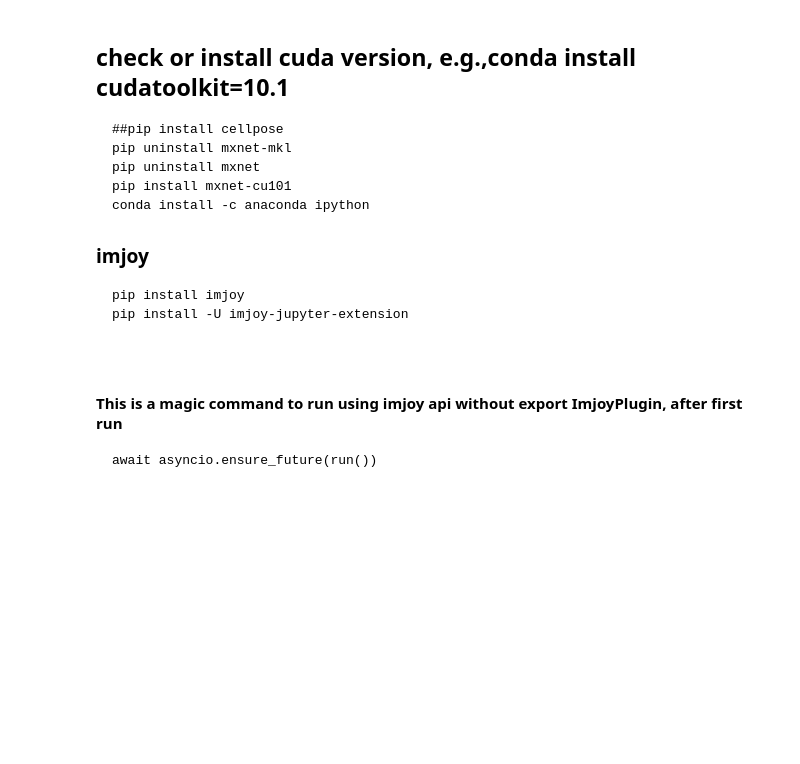
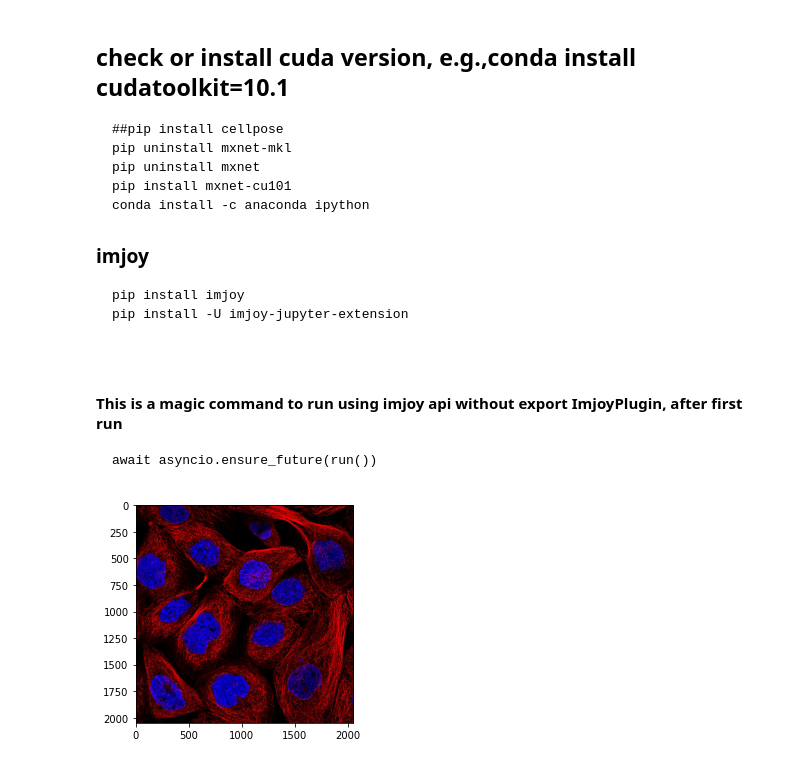
Before and after one commit to haoxusci/covid-application, a Jupyter notebook: cellpose/cellpose_kaibu.ipynb, the cells around one changed output. Saved outputs shown, nothing was run; the diff lists cells and outputs as text; code cells hidden in the pictures; blank space fills up the shorter version.

```diff
--- a/cellpose/cellpose_kaibu.ipynb
+++ b/cellpose/cellpose_kaibu.ipynb
@@ -20,0 +96,8 @@ await asyncio.ensure_future(run())
+# %%
+import imageio
+from matplotlib import pyplot as plt
+image = imread('example.jpg')
+plt.imshow(image)
+plt.show()
+# %% [output]
+[figure, added]
```
Also changed, not shown: parts of 3 cells of this notebook, 2 other files.
